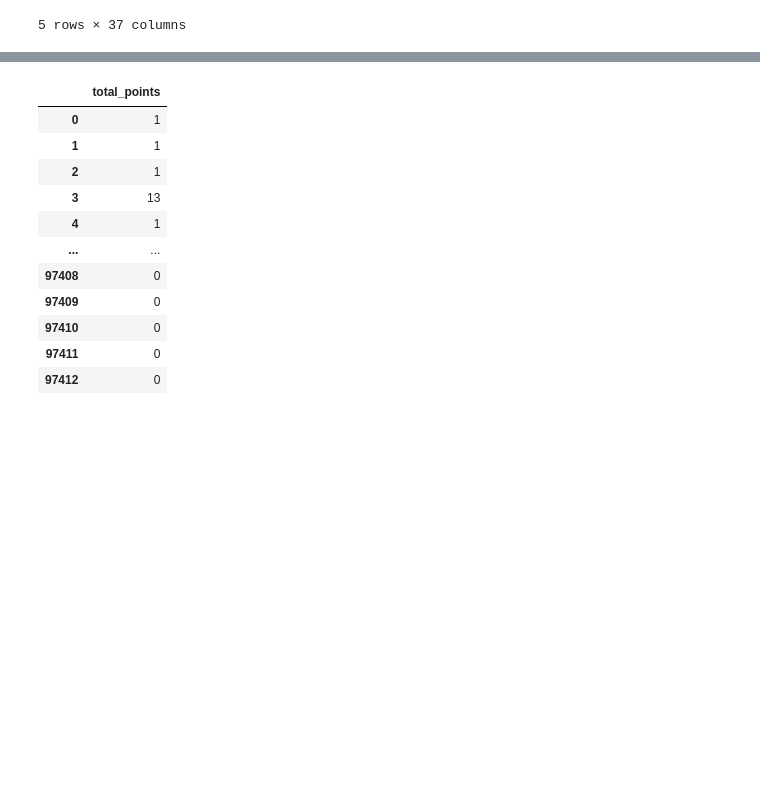
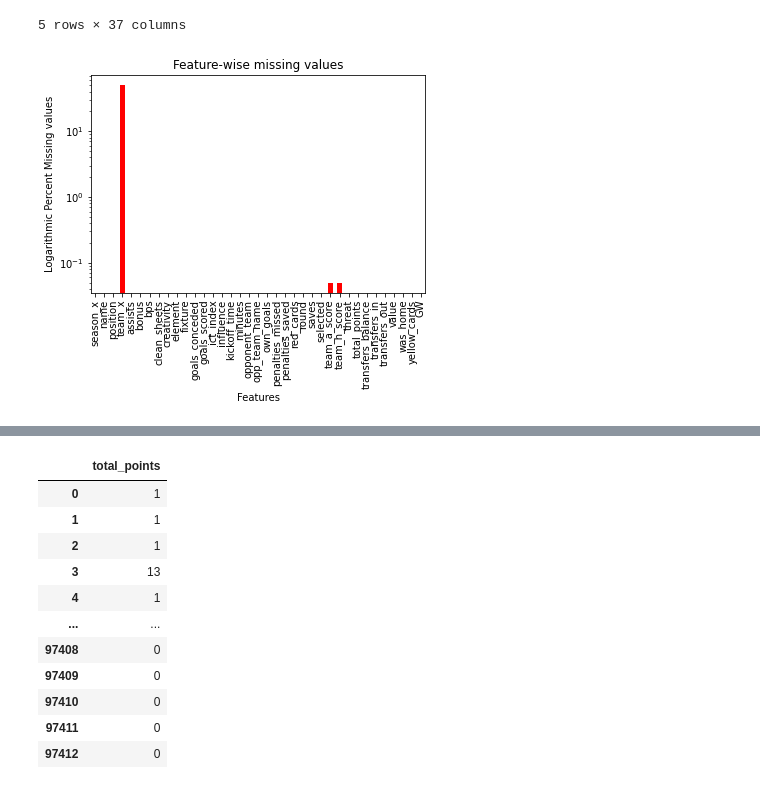
Before and after one commit to eklavyaj/FPL-Predictor, a Jupyter notebook: EDA_avg.ipynb, the cells around one changed output, grey strips where cells are left out. Drawn from its saved outputs; the diff is of its cells as text; code cells hidden in the pictures; blank space fills up the shorter version.

```diff
--- a/EDA_avg.ipynb
+++ b/EDA_avg.ipynb
@@ -20,3 +20,15 @@ df.head()
 | 3 | 2016-17 | Abdoulaye Doucouré | MID | NaN | 0 | 0 | 0 | 0 | 0.0 | 482 | ... |
 | 4 | 2016-17 | Adam Forshaw | MID | NaN | 0 | 0 | 3 | 0 | 1.3 | 286 | ... |
 5 rows × 37 columns
+# %%
+# PLot the percent of missing values per feature
+
+missing_vals = (df.isna().sum()/df.shape[0])*100
+ax = missing_vals.plot(kind='bar', color = 'red')
+ax.set_title('Feature-wise missing values')
+ax.set_ylabel('Logarithmic Percent Missing values')
+ax.set_xlabel('Features')
+ax.set_yscale("log")
+plt.show()
+# %% [output]
+[figure, added]
```
Also changed, not shown: parts of 10 cells of this notebook.
